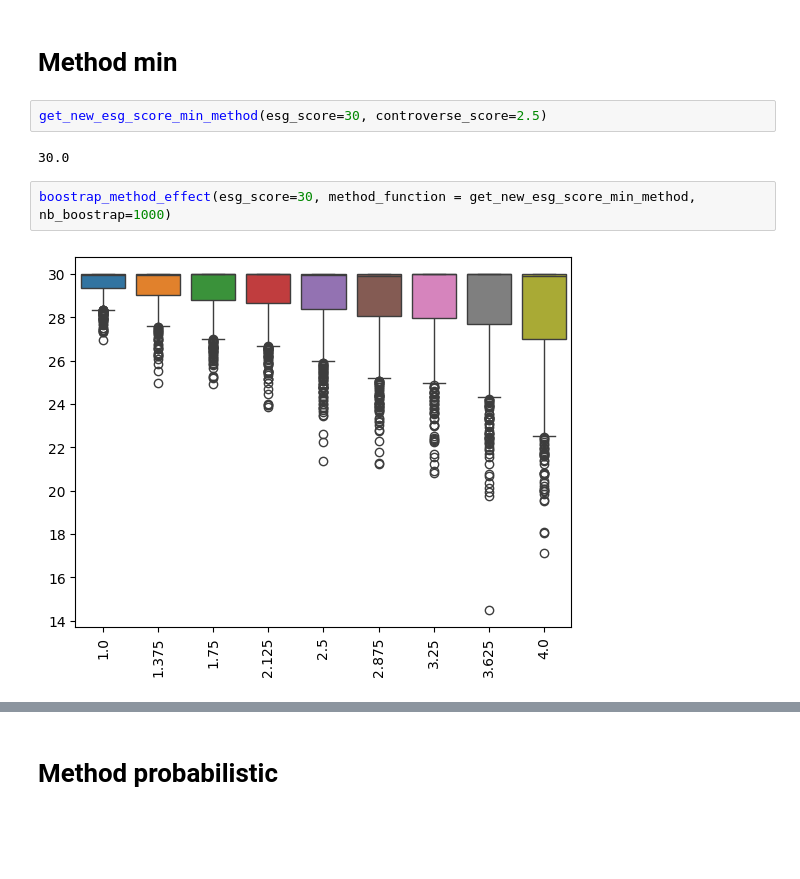
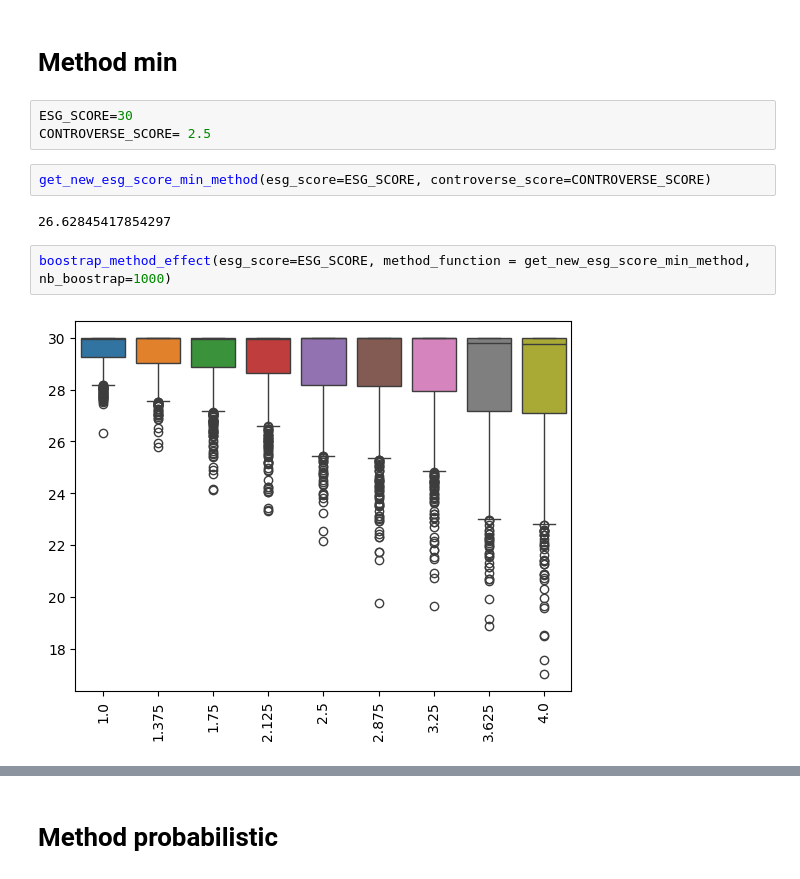
Before and after one commit to antoinedte/-Allocation_de_portefeuille_sous_contrainte_ESG, a Jupyter notebook: exploration/20240322_controverse.ipynb, the cells around one changed output, grey strips where cells are left out. Saved outputs shown, nothing was run; the diff lists cells and outputs as text; blank space fills up the shorter version.

Commit message:
🚧 update controverse TBC

```diff
--- a/exploration/20240322_controverse.ipynb
+++ b/exploration/20240322_controverse.ipynb
@@ -79,10 +76,13 @@ else:
 # %% [markdown]
 # Method min
 # %%
-get_new_esg_score_min_method(esg_score=30, controverse_score=2.5)
+ESG_SCORE=30
+CONTROVERSE_SCORE= 2.5
-# %% [output]
-30.0
+# %%
+get_new_esg_score_min_method(esg_score=ESG_SCORE, controverse_score=CONTROVERSE_SCORE)
+# %% [output]
+26.62845417854297
 # %%
-boostrap_method_effect(esg_score=30, method_function = get_new_esg_score_min_method, nb_boostrap=1000)
+boostrap_method_effect(esg_score=ESG_SCORE, method_function = get_new_esg_score_min_method, nb_boostrap=1000)
 # %% [output]
-[figure, old version]
+[figure, new version]
```
Also changed, not shown: parts of 17 cells of this notebook, 1 other file.
